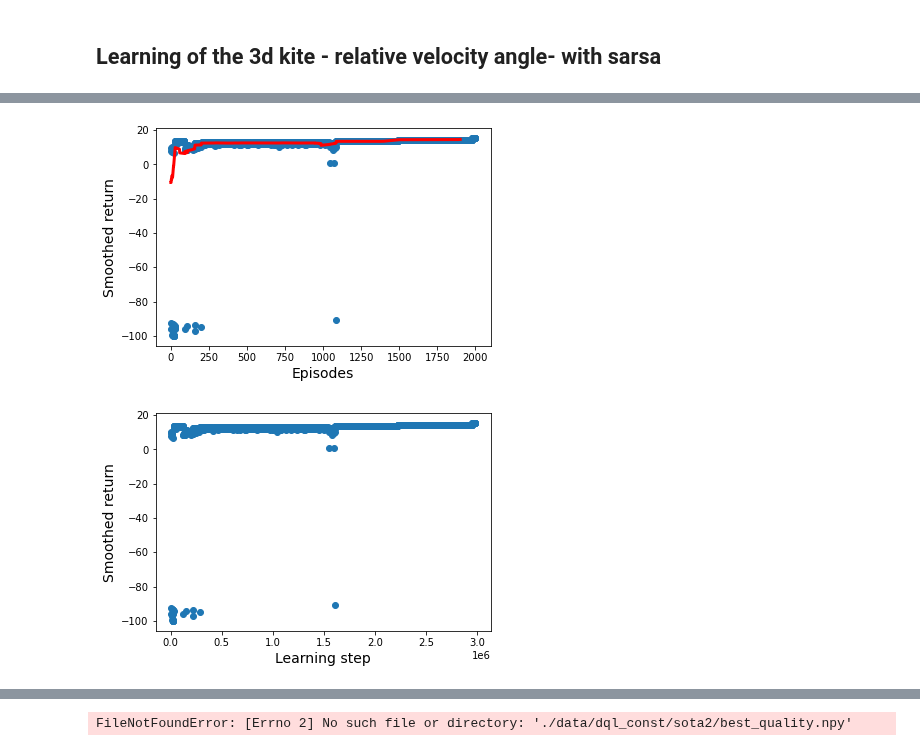
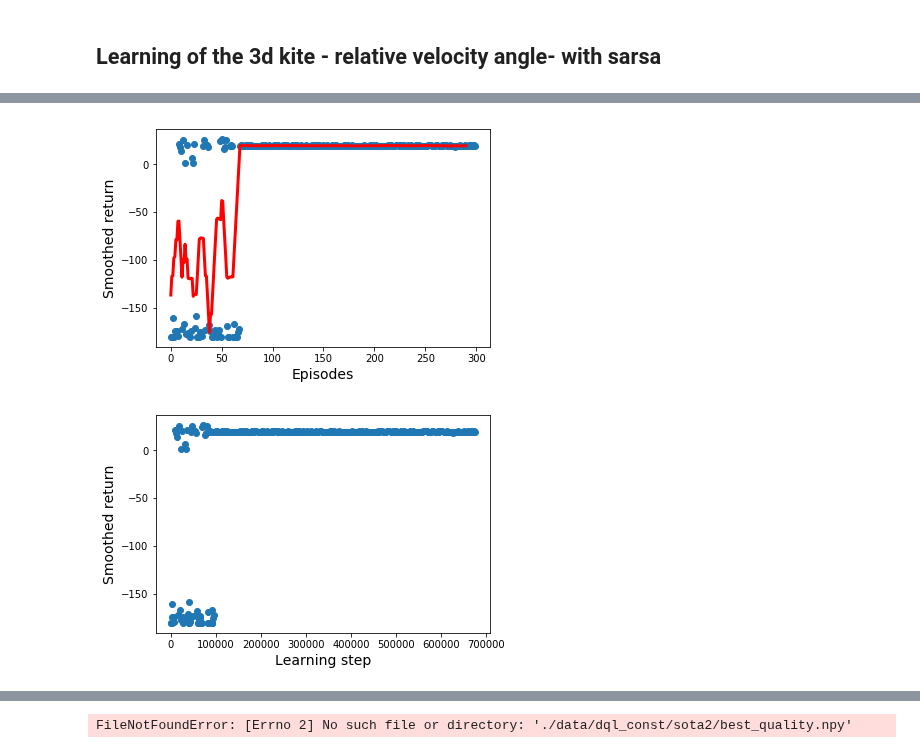
Before and after one commit to lorenzobasile/KiteRL, a Jupyter notebook: analyze_training.ipynb, the cells around one changed output, grey strips where cells are left out. Drawn from its saved outputs; the diff is of its cells as text; code cells hidden in the pictures.

```diff
--- a/analyze_training.ipynb
+++ b/analyze_training.ipynb
@@ -5,7 +5,7 @@ import matplotlib.pyplot as plt
 import utils as ut
 
 system_name = 'dql_const'
-run_name = 'rew2'
+run_name = 'loss'
 data_dir = './data/' + system_name + '/' + run_name + '/'
 #plot_dir = '../plots/'+system_name+'/'+run_name+'/'
 # %% [markdown]
@@ -43,16 +59,16 @@ print(l_steps)
 # %%
 plt.xlabel('Episodes', fontsize=14)
 plt.ylabel('Smoothed return', fontsize=14)
 
 plt.plot(r_traj, 'o')
 
-smooth = np.convolve(r_traj, np.ones(100), "valid")/100
+smooth = np.convolve(r_traj, np.ones(10), "valid")/10
 plt.plot(smooth, color='red', lw=3)
 
 plt.savefig(data_dir+'return.png', dpi=200)
 plt.show()
 # %% [output]
-[figure, old version]
+[figure, new version]
 # %%
 plt.xlabel('Learning step', fontsize=14)
 plt.ylabel('Smoothed return', fontsize=14)
@@ -64,7 +80,7 @@ plt.plot(l_steps, r_traj, 'o')
 
 plt.show()
 # %% [output]
-[figure, old version]
+[figure, new version]
 # %%
 Q_traj = np.load(data_dir+"quality_traj.npy")
 print(Q_traj.shape)
```
Also changed, not shown: parts of 4 cells of this notebook, 2 other files.
